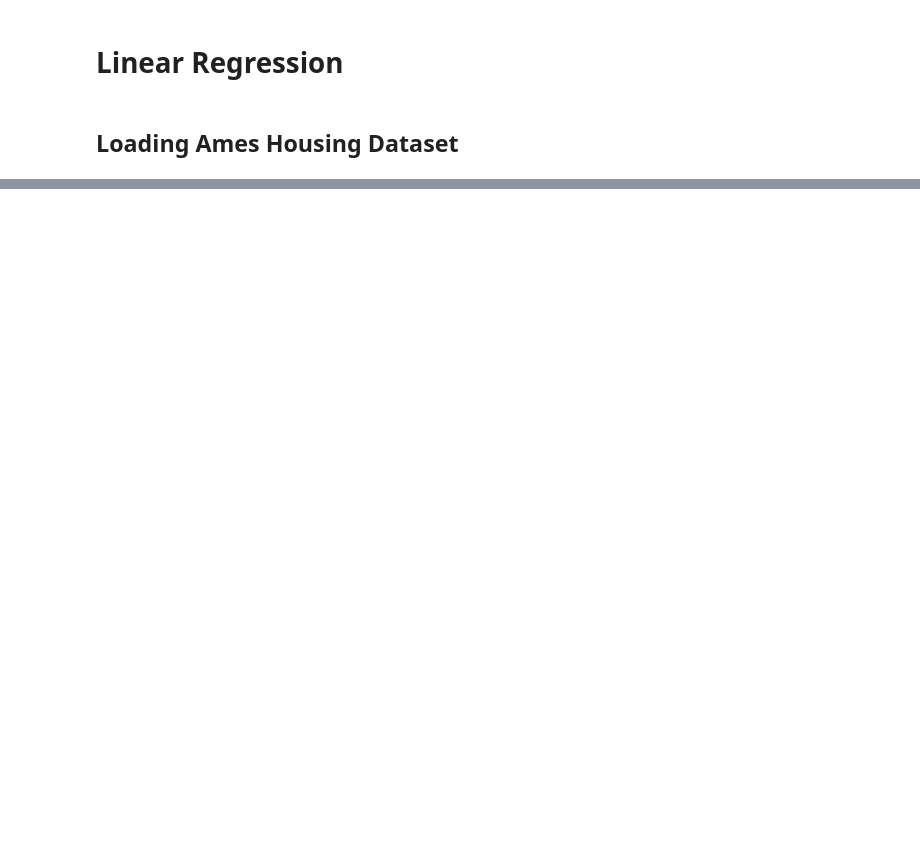
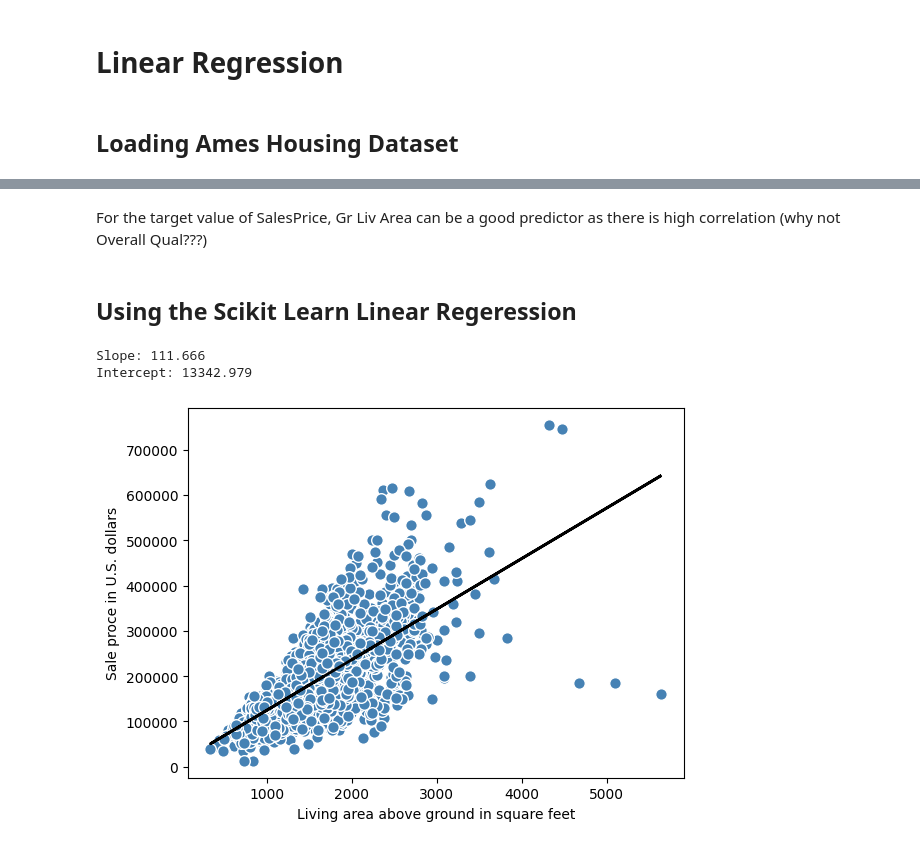
Before and after one commit to SailorJens/MachineLearningWithPyTorch, a Jupyter notebook: Chapter_9_Regression/Chapter_9.ipynb, the cells around one changed output, grey strips where cells are left out. Saved outputs shown, nothing was run; the diff lists cells and outputs as text; code cells hidden in the pictures; blank space fills up the shorter version.

```diff
--- a/Chapter_9_Regression/Chapter_9.ipynb
+++ b/Chapter_9_Regression/Chapter_9.ipynb
@@ -31,0 +108,39 @@ print(ames.head())
+# %% [markdown]
+For the target value of SalesPrice, Gr Liv Area can be a good predictor as there is high correlation (why not Overall Qual???)
+# %% [markdown]
+## Using the Scikit Learn Linear Regeression
+# %%
+# use Gr Liv Area as feature, Sales Price as target
+
+# [''] gives a column, [['','','']]  gives a sub Data Frame (here with only one column), value returns a Numpy array
+X = df[['Gr Liv Area']].values
+y = df['SalePrice'].values
+
+from sklearn.linear_model import LinearRegression
+slr = LinearRegression()
+slr.fit(X, y)
+y_pred = slr.predict(X)
+print(f'Slope: {slr.coef_[0]:.3f}')
+print(f'Intercept: {slr.intercept_:.3f}')
+
+def lin_regplot(X, y, model):
+    plt.scatter(X,
+                y,
+                c='steelblue',
+                edgecolor='white',
+                s=70
+                )
+    plt.plot(X,
+             model.predict(X),
+             color='black',
+             lw=2
+             )
+
+lin_regplot(X, y, slr)
+plt.xlabel('Living area above ground in square feet')
+plt.ylabel('Sale proce in U.S. dollars')
+plt.show()
+# %% [output]
+Slope: 111.666
+Intercept: 13342.979
+[figure, added]
```
Also changed, not shown: parts of 11 cells of this notebook.
